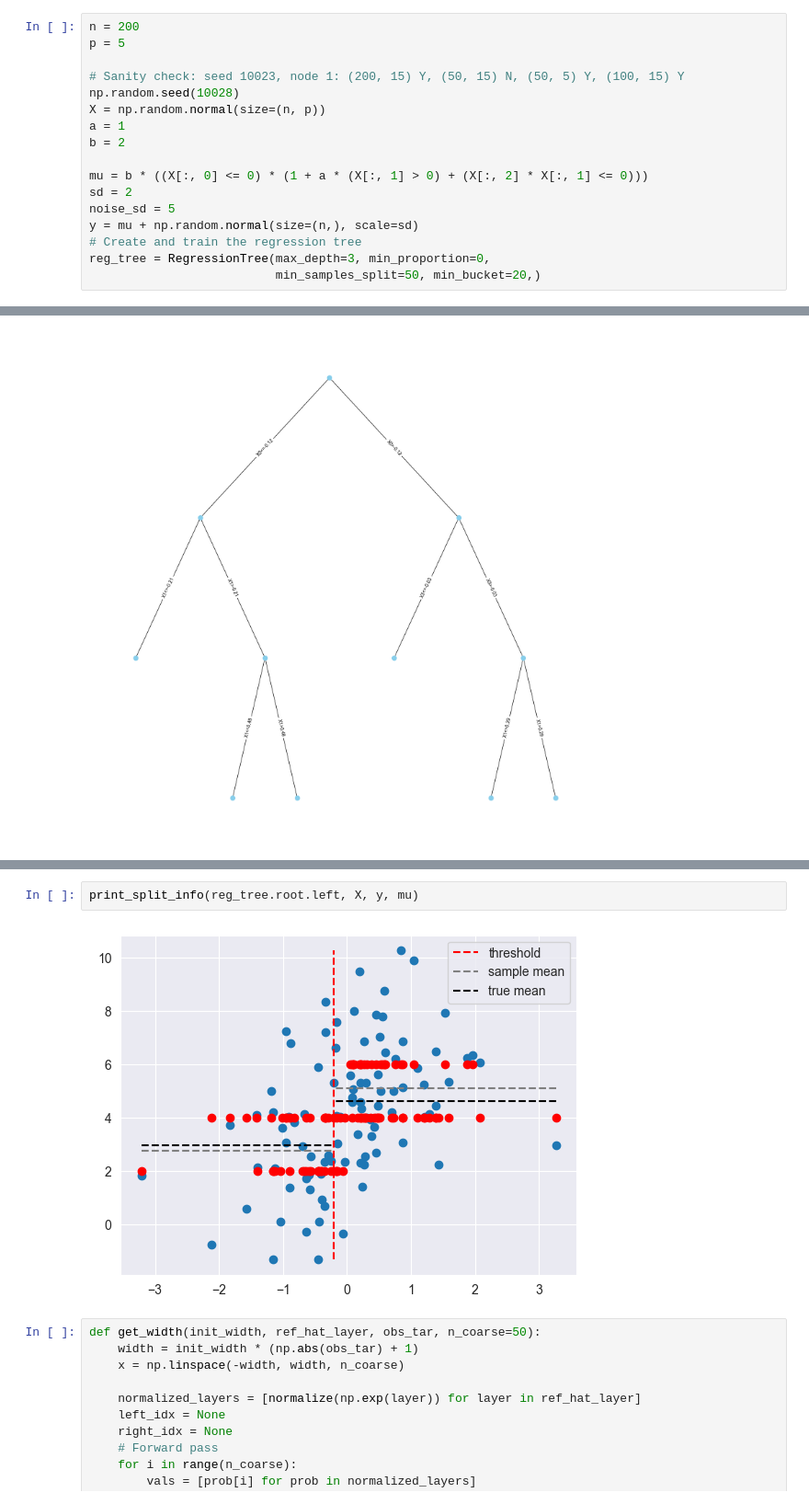
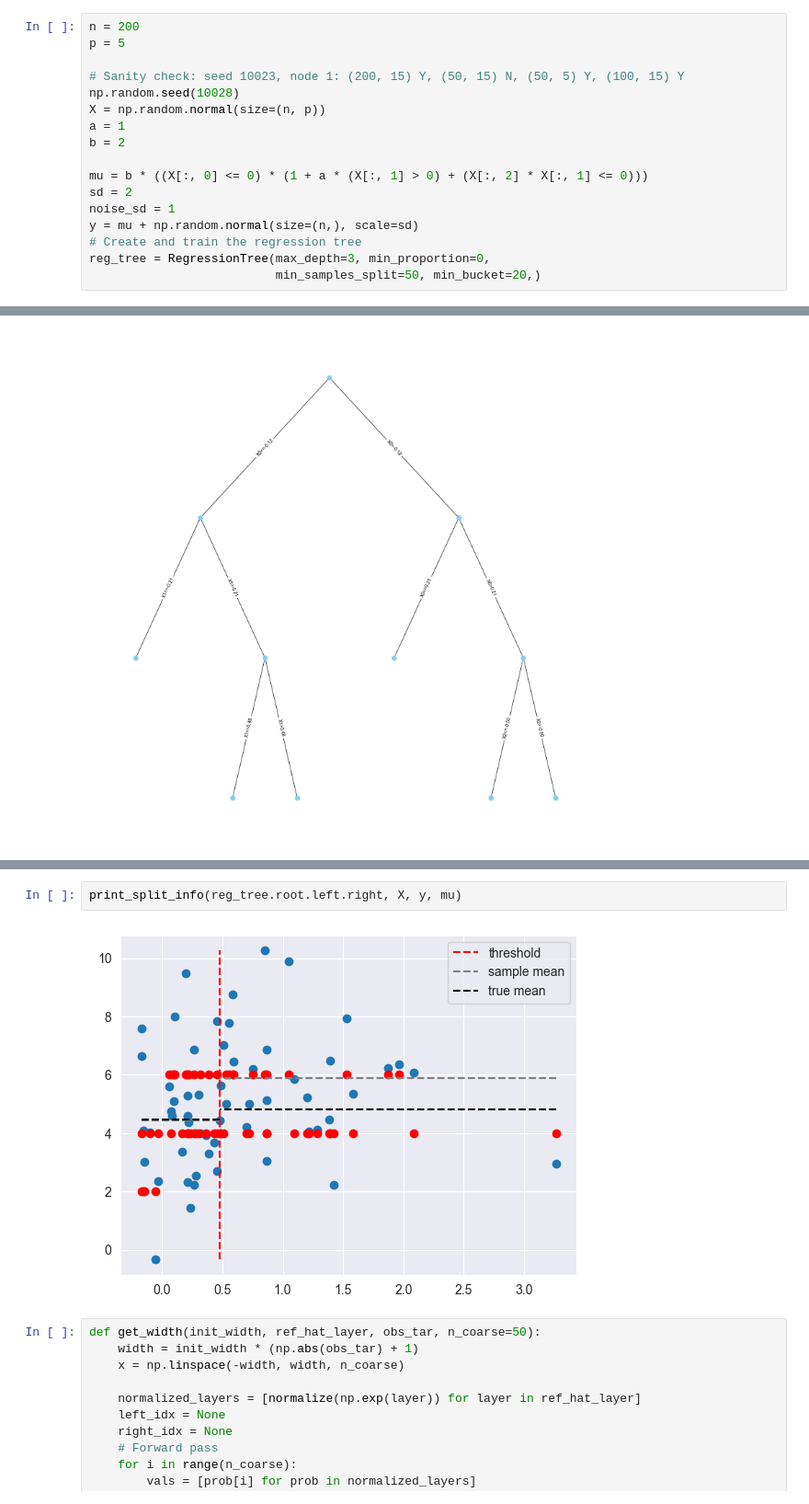
Before and after one commit to yiling-h/SI-CART, a Jupyter notebook: test_query_grid.ipynb, the cells around one changed output, grey strips where cells are left out. Shown at 92% size. Cells and saved outputs as stored; diff of their text form.

```diff
--- a/test_query_grid.ipynb
+++ b/test_query_grid.ipynb
@@ -1241,7 +1298,7 @@ b = 2
 
 mu = b * ((X[:, 0] <= 0) * (1 + a * (X[:, 1] > 0) + (X[:, 2] * X[:, 1] <= 0)))
 sd = 2
-noise_sd = 5
+noise_sd = 1
 y = mu + np.random.normal(size=(n,), scale=sd)
 # Create and train the regression tree
 reg_tree = RegressionTree(max_depth=3, min_proportion=0,
@@ -1310,7 +1375,7 @@ Full at 49: -4.003295362806947
 # %%
-print_split_info(reg_tree.root.left, X, y, mu)
+print_split_info(reg_tree.root.left.right, X, y, mu)
 # %% [output]
-[figure, old version]
+[figure, new version]
 # %%
 def get_width(init_width, ref_hat_layer, obs_tar, n_coarse=50):
     width = init_width * (np.abs(obs_tar) + 1)
```
Also changed, not shown: parts of 22 cells of this notebook, 25 other files.
